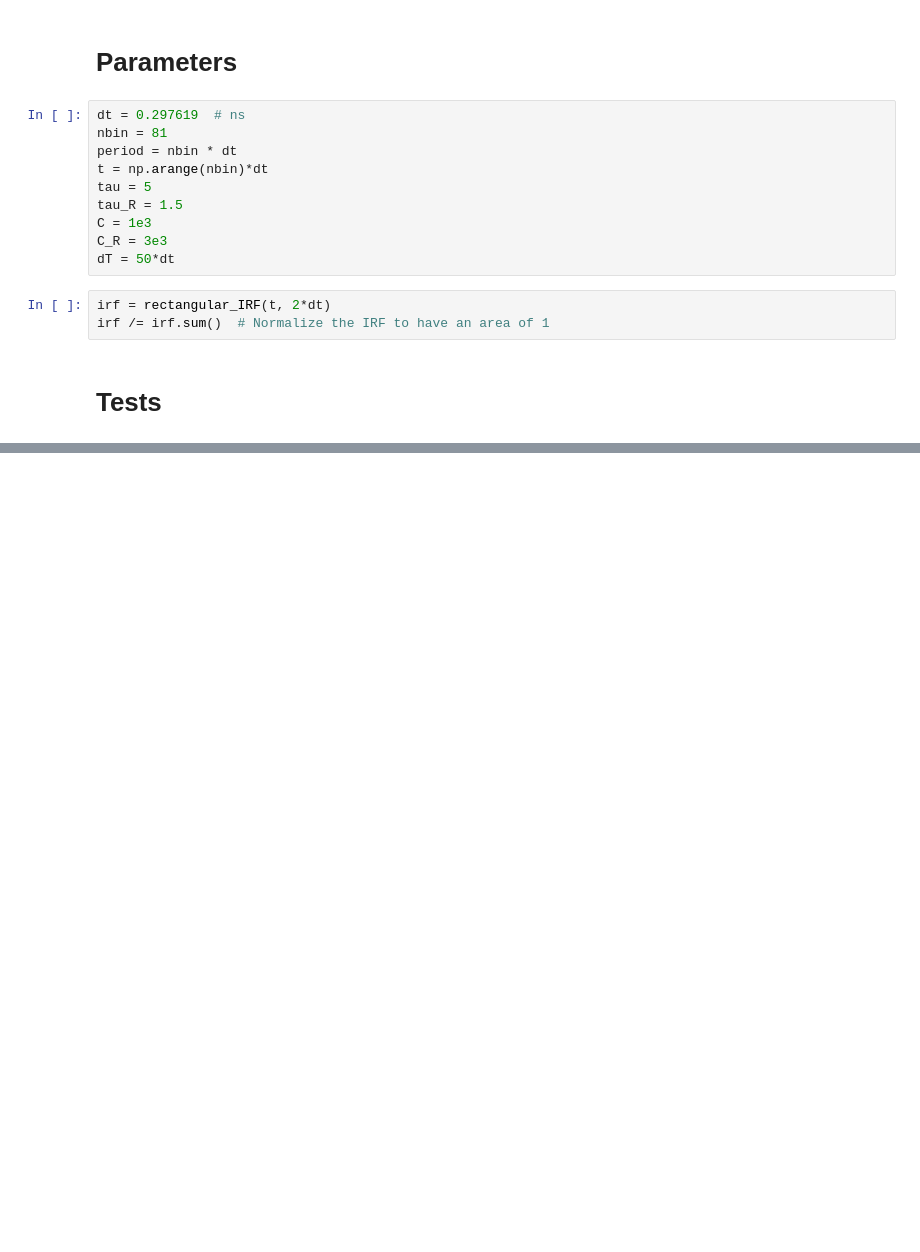
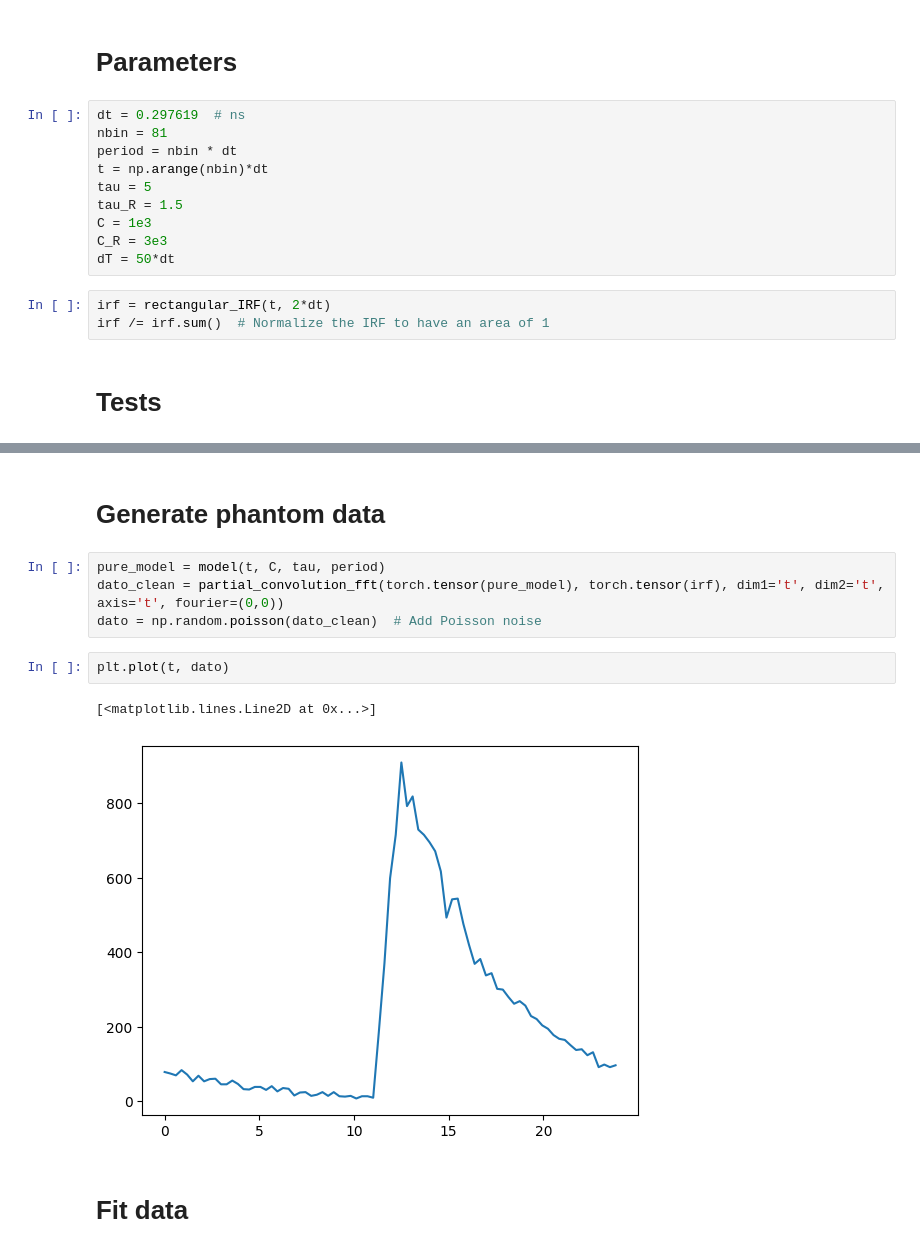
Before and after one commit to VicidominiLab/BrightEyes-Flim, a Jupyter notebook: example notebooks/Birfi_fit.ipynb, the cells around one changed output, grey strips where cells are left out. Drawn from its saved outputs; the diff is of its cells as text; blank space fills up the shorter version.

```diff
--- a/example notebooks/Birfi_fit.ipynb
+++ b/example notebooks/Birfi_fit.ipynb
@@ -152,0 +237,13 @@ plt.legend()
+# %% [markdown]
+# Generate phantom data
+# %%
+pure_model = model(t, C, tau, period)
+dato_clean = partial_convolution_fft(torch.tensor(pure_model), torch.tensor(irf), dim1='t', dim2='t', axis='t', fourier=(0,0))
+dato = np.random.poisson(dato_clean)  # Add Poisson noise
+# %%
+plt.plot(t, dato)
+# %% [output]
+[<matplotlib.lines.Line2D at 0x...>]
+[figure, added]
+# %% [markdown]
+# Fit data
```
Also changed, not shown: parts of 11 cells of this notebook.
